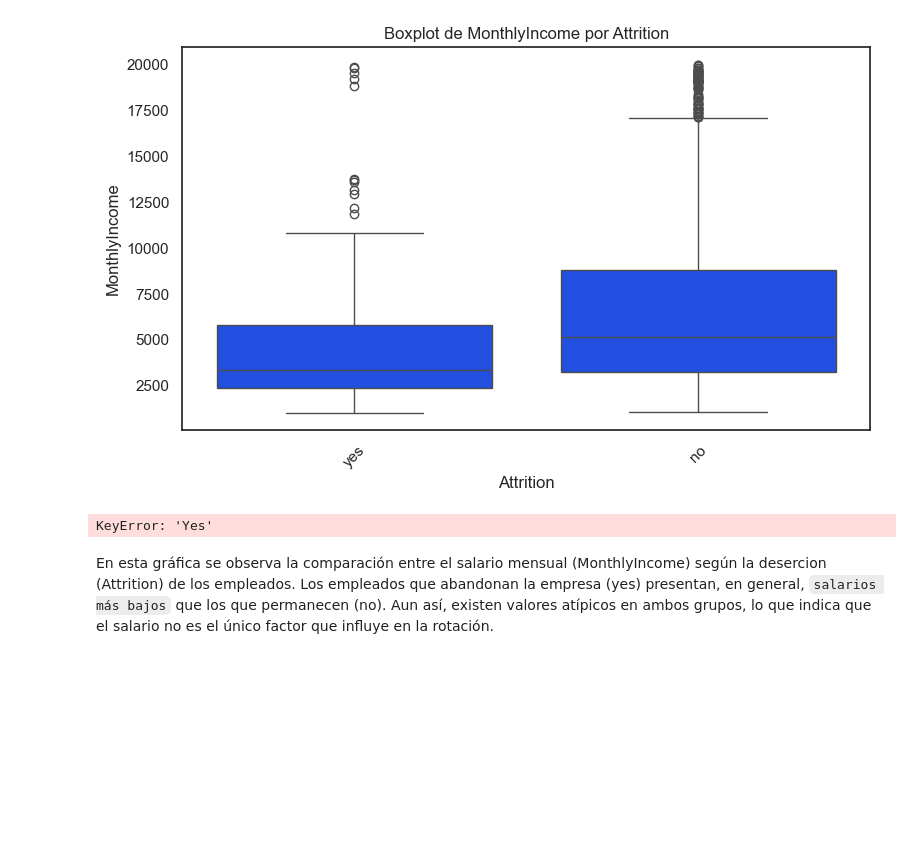
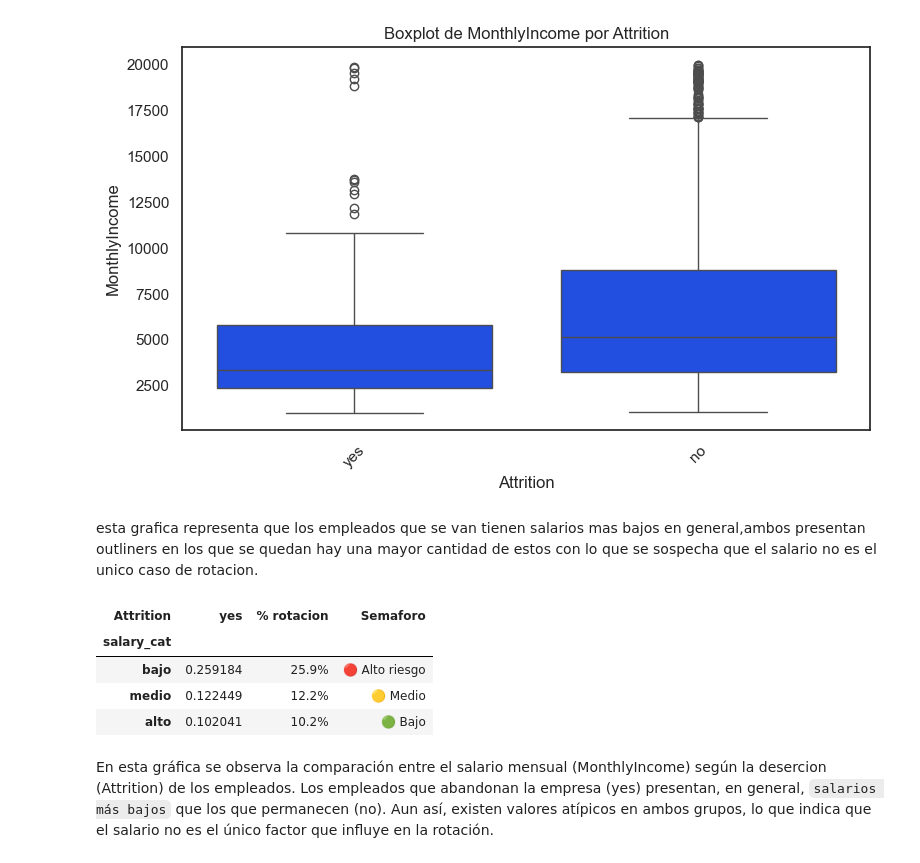
Before and after one commit to AMA00-98/proyecto-da-promo-65-modulo-3-team-2, a Jupyter notebook: fase3.visualizacion proyecto mod 3.ipynb, the cells around one changed output. Saved outputs shown, nothing was run; the diff lists cells and outputs as text; code cells hidden in the pictures; blank space fills up the shorter version.

```diff
--- a/fase3.visualizacion proyecto mod 3.ipynb
+++ b/fase3.visualizacion proyecto mod 3.ipynb
@@ -30,11 +30,13 @@ vis.boxplot(
 )
 # %% [output]
 [figure]
+# %% [markdown]
+esta grafica representa que los empleados que se van tienen salarios mas bajos en general,ambos presentan outliners en los que se quedan hay una mayor cantidad de estos con lo que se sospecha que el salario no es el unico caso de rotacion.
 # %%
 def semaforo(valor):
     if valor > 0.25:
         return "🔴 Alto riesgo"
-    elif valor > 0.15:
+    elif valor > 0.12:
         return "🟡 Medio"
     else:
         return "🟢 Bajo"
@@ -43,13 +45,17 @@ df_hrlimpio["salary_cat"] = pd.qcut(df_hrlimpio["MonthlyIncome"], q=3, labels=["
 # %%
 tabla_salario = pd.crosstab(df_hrlimpio["salary_cat"], df_hrlimpio["Attrition"], normalize="index")
 
-tabla_salario["% rotacion"] = (tabla_salario["Yes"] * 100).round(1).astype(str) + "%"
+tabla_salario["% rotacion"] = (tabla_salario["yes"] * 100).round(1).astype(str) + "%"
 
-tabla_salario["Semaforo"] = tabla_salario["Yes"].apply(semaforo)
+tabla_salario["Semaforo"] = tabla_salario["yes"].apply(semaforo)
 
 tabla_salario[["yes", "% rotacion", "Semaforo"]]
 # %% [output]
-KeyError: 'Yes'
+| Attrition | yes | % rotacion | Semaforo |
+| salary_cat |  |  |  |
+| bajo | 0.259184 | 25.9% | 🔴 Alto riesgo |
+| medio | 0.122449 | 12.2% | 🟡 Medio |
+| alto | 0.102041 | 10.2% | 🟢 Bajo |
 # %% [markdown]
 En esta gráfica se observa la comparación entre el salario mensual (MonthlyIncome) según la desercion (Attrition) de los empleados. Los empleados que abandonan la empresa (yes) presentan, en general, `salarios más bajos` que los que permanecen (no). Aun así, existen valores atípicos en ambos grupos, lo que indica que el salario no es el único factor que influye en la rotación.
 # %%
```
Also changed, not shown: parts of 6 cells of this notebook.
